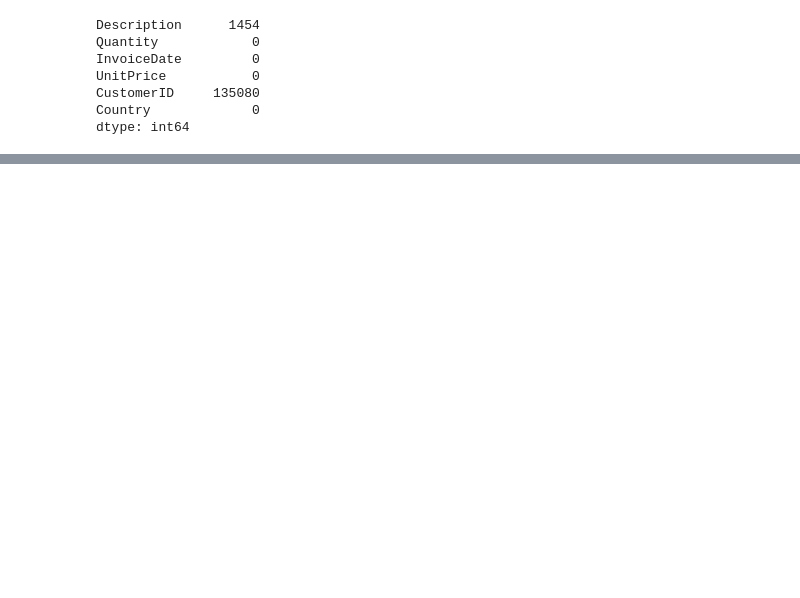
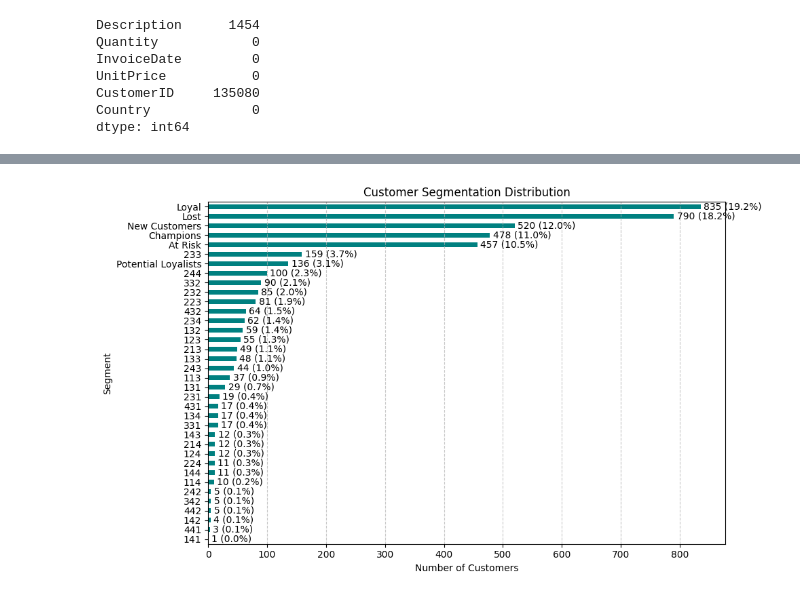
Before and after one commit to DavidCalebChaparroOrozco/Daily-Projects, a Jupyter notebook: Kaggle/OnlineRetail/OnlineRetailbyDavidCaleb.ipynb, the cells around one changed output, grey strips where cells are left out. Cells and saved outputs as stored; diff of their text form; code cells hidden in the pictures; blank space fills up the shorter version.

```diff
--- a/Kaggle/OnlineRetail/OnlineRetailbyDavidCaleb.ipynb
+++ b/Kaggle/OnlineRetail/OnlineRetailbyDavidCaleb.ipynb
@@ -182,0 +226,23 @@ dtype: int64
+# %%
+# Create features needed for retention analysis
+def create_retention_features(df):
+    # Calculate total spend per transaction
+    df['TotalSpend'] = df['Quantity'] * df['UnitPrice']
+
+    # Extract year-month for cohort analysis
+    df['InvoiceYearMonth'] = df['InvoiceDate'].dt.to_period('M')
+
+    # Find first purchase date for each customer
+    first_purchase = df.groupby('CustomerID')['InvoiceDate'].min().reset_index()
+    first_purchase.columns = ['CustomerID', 'FirstPurchaseDate']
+    df = pd.merge(df, first_purchase, on='CustomerID', how='left')
+
+    # Calculate customer tenure (days since first purchase)
+    df['TenureDays'] = (df['InvoiceDate'] - df['FirstPurchaseDate']).dt.days
+
+    # Create cohort based on first purchase month
+    df['Cohort'] = df['FirstPurchaseDate'].dt.to_period('M')
+
+    return df
+
+data = create_retention_features(data)
@@ -182,0 +464,23 @@ dtype: int64
+# %%
+# Visualize customer segments
+def plot_segment_distribution(rfm):
+    segment_counts = rfm['Segment'].value_counts().sort_values(ascending=True)
+
+    fig, ax = plt.subplots(figsize=(10, 6))
+    segment_counts.plot(kind='barh', color='teal', ax=ax)
+
+    plt.title('Customer Segmentation Distribution')
+    plt.xlabel('Number of Customers')
+    plt.ylabel('Segment')
+
+    for i, v in enumerate(segment_counts):
+        ax.text(v + 5, i, f"{v} ({v/len(rfm):.1%})",
+                color='black', va='center')
+
+    plt.grid(axis='x', linestyle='--', alpha=0.7)
+    plt.tight_layout()
+    plt.show()
+
+plot_segment_distribution(rfm)
+# %% [output]
+[figure, added]
```
Also changed, not shown: parts of 23 cells of this notebook, 4 other files.
